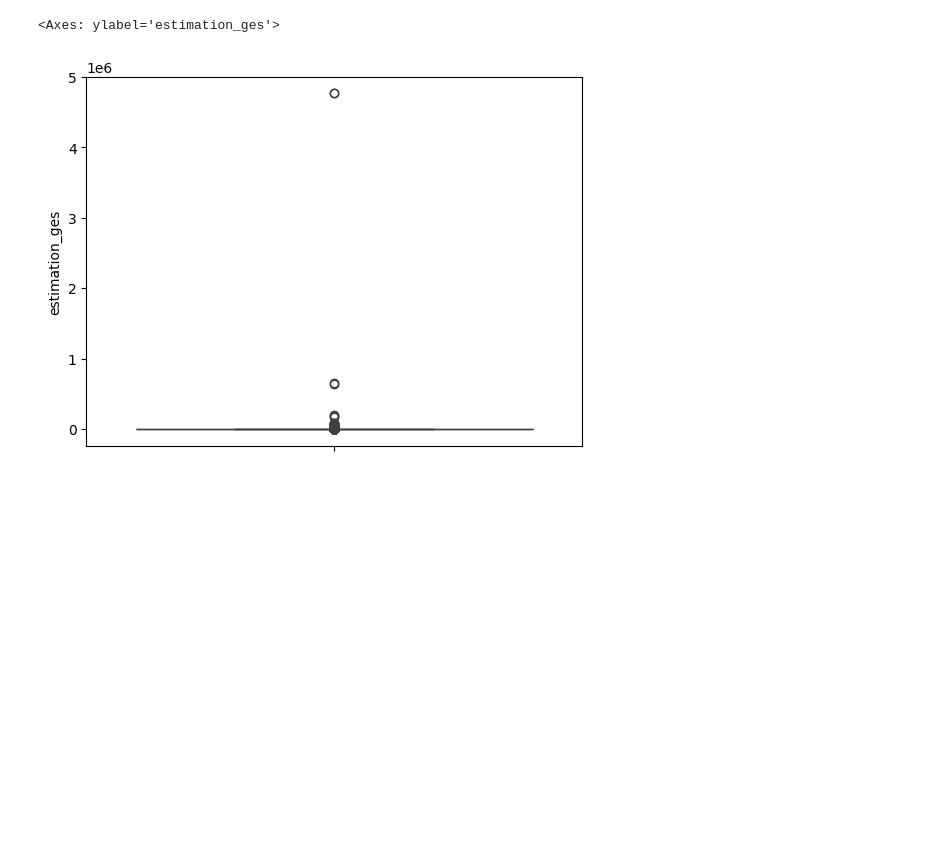
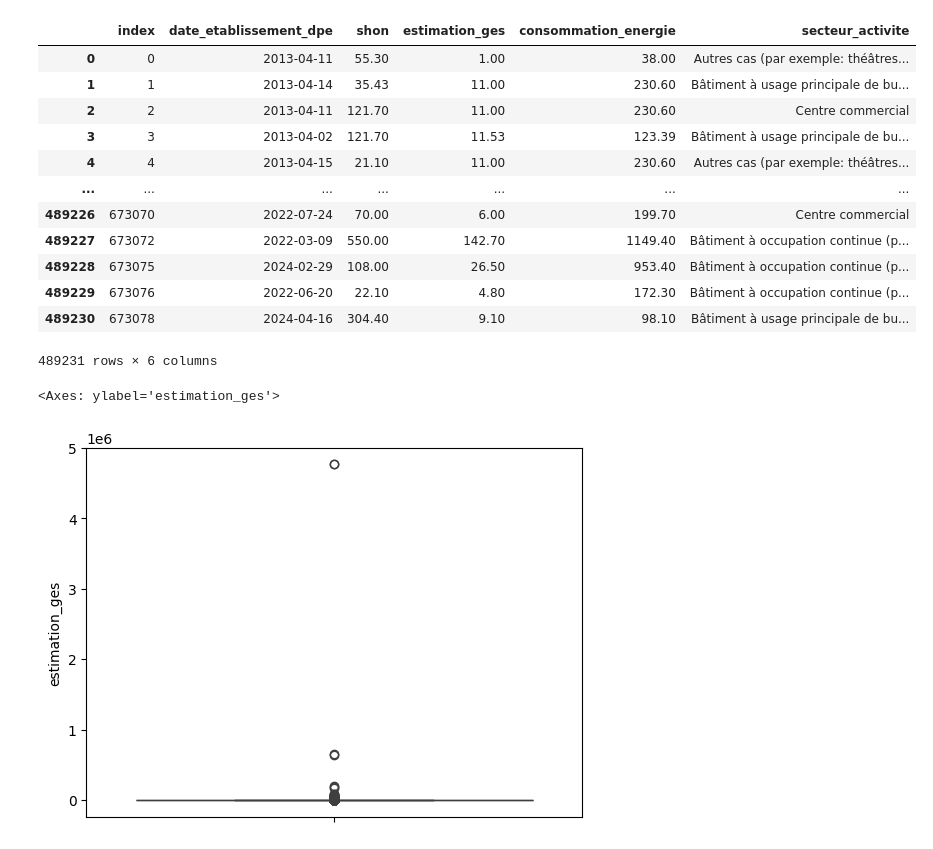
Before and after one commit to bechirhannachi/BNP-Centrale-project-Gr-1, a Jupyter notebook: remove_outliars.ipynb, the cells around one changed output. Saved outputs shown, nothing was run; the diff lists cells and outputs as text; code cells hidden in the pictures; blank space fills up the shorter version.

```diff
--- a/remove_outliars.ipynb
+++ b/remove_outliars.ipynb
@@ -5,6 +5,22 @@ import seaborn as sns
 import matplotlib.pyplot as plt
 # %%
 df=pd.read_csv('final_data.csv')
+# %%
+df
+# %% [output]
+|  | index | date_etablissement_dpe | shon | estimation_ges | consommation_energie | secteur_activite |
+| 0 | 0 | 2013-04-11 | 55.30 | 1.00 | 38.00 | Autres cas (par exemple: théâtres... |
+| 1 | 1 | 2013-04-14 | 35.43 | 11.00 | 230.60 | Bâtiment à usage principale de bu... |
+| 2 | 2 | 2013-04-11 | 121.70 | 11.00 | 230.60 | Centre commercial |
+| 3 | 3 | 2013-04-02 | 121.70 | 11.53 | 123.39 | Bâtiment à usage principale de bu... |
+| 4 | 4 | 2013-04-15 | 21.10 | 11.00 | 230.60 | Autres cas (par exemple: théâtres... |
+| ... | ... | ... | ... | ... | ... | ... |
+| 489226 | 673070 | 2022-07-24 | 70.00 | 6.00 | 199.70 | Centre commercial |
+| 489227 | 673072 | 2022-03-09 | 550.00 | 142.70 | 1149.40 | Bâtiment à occupation continue (p... |
+| 489228 | 673075 | 2024-02-29 | 108.00 | 26.50 | 953.40 | Bâtiment à occupation continue (p... |
+| 489229 | 673076 | 2022-06-20 | 22.10 | 4.80 | 172.30 | Bâtiment à occupation continue (p... |
+| 489230 | 673078 | 2024-04-16 | 304.40 | 9.10 | 98.10 | Bâtiment à usage principale de bu... |
+489231 rows × 6 columns
 # %%
 sns.boxplot(df['estimation_ges'])
 # %% [output]
```
Also changed, not shown: parts of 4 cells of this notebook.
